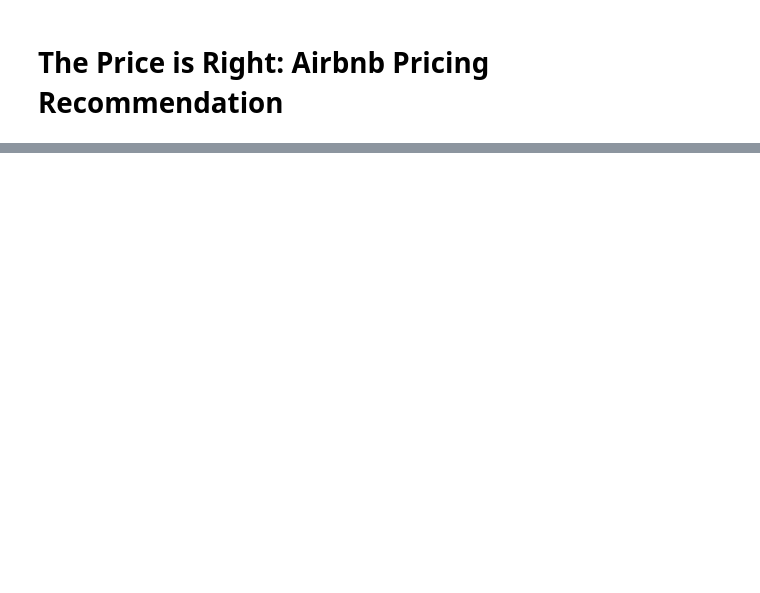
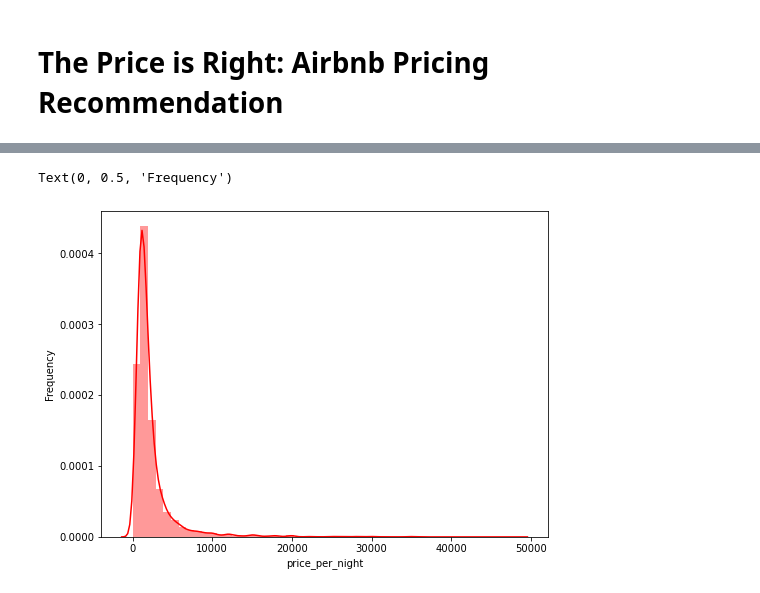
Before and after one commit to ZL63388/airbnb-prediction-ph, a Jupyter notebook: Technical Report.ipynb, the cells around one changed output, grey strips where cells are left out. Drawn from its saved outputs; the diff is of its cells as text; code cells hidden in the pictures; blank space fills up the shorter version.

```diff
--- a/Technical Report.ipynb
+++ b/Technical Report.ipynb
@@ -45,3 +45,5 @@ $( document ).ready(code_toggle);
 ''')
 # %% [output]
 [interactive output not drawn]
+# %%
+df = pd.read_csv('dataset/finaldataversion11.csv')
@@ -47,0 +120,8 @@ $( document ).ready(code_toggle);
+# %%
+fig_dims = (8, 6)
+fig, ax = plt.subplots(figsize=fig_dims)
+sns.distplot(df['price_per_night'], color='red', ax=ax)
+plt.ylabel('Frequency')
+# %% [output]
+Text(0, 0.5, 'Frequency')
+[figure, added]
```
Also changed, not shown: parts of 17 cells of this notebook, 3 other files.
